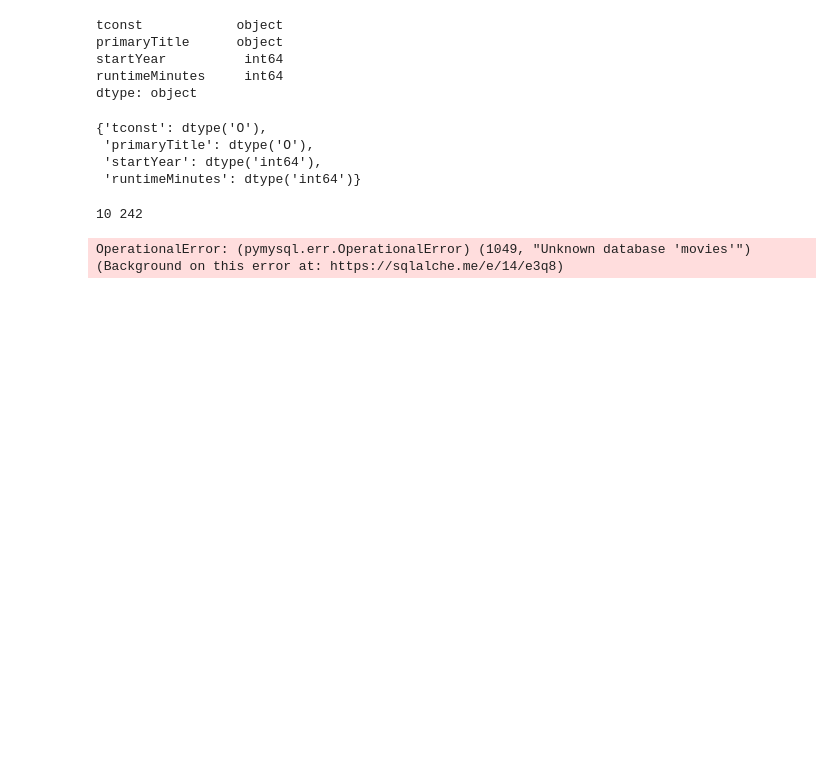
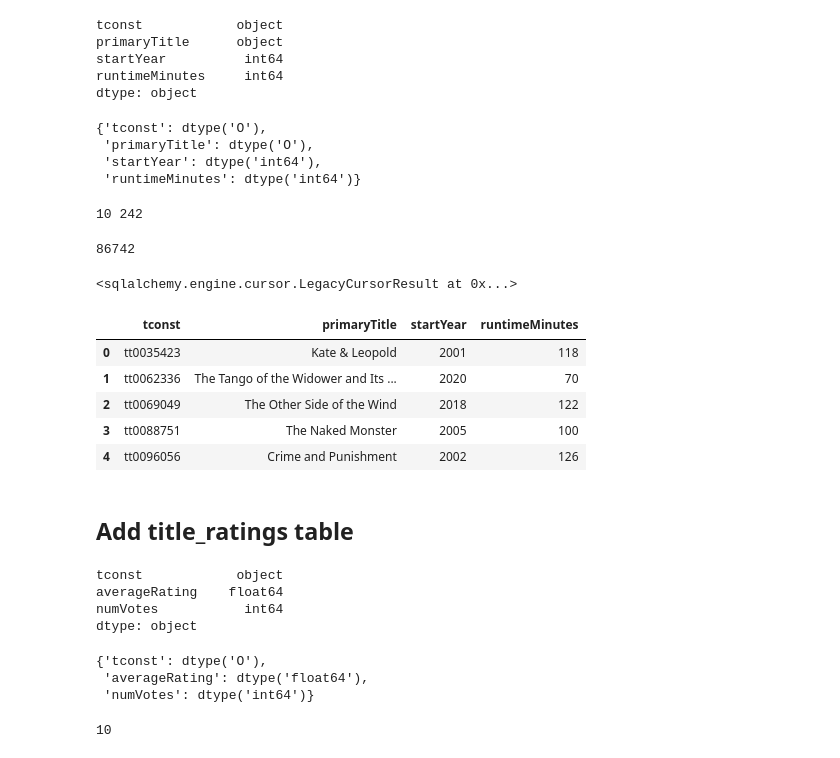
Before and after one commit to kellianneyang/movies-profitability-project, a Jupyter notebook: part3_mysql_database.ipynb, the cells around one changed output. Drawn from its saved outputs; the diff is of its cells as text; code cells hidden in the pictures; blank space fills up the shorter version.

Commit message:
updated movies project

```diff
--- a/part3_mysql_database.ipynb
+++ b/part3_mysql_database.ipynb
@@ -398,0 +406,12 @@ Engine(mysql+pymysql://root:***@localhost/movies)
+# %%
+# create new connection with MySQL to 'movies' db
+username = 'root'
+password = 'root'
+db_name = 'movies'
+connection = f"mysql+pymysql://{username}:{password}@localhost/{db_name}"
+# %%
+# create new engine
+engine = create_engine(connection)
+
+# check
+engine
@@ -443,5 +528,51 @@ title_basics.to_sql('title_basics',
                     if_exists = 'replace',
                     index = False)
 # %% [output]
-OperationalError: (pymysql.err.OperationalError) (1049, "Unknown database 'movies'")
-(Background on this error at: https://sqlalche.me/e/14/e3q8)
+86742
+# %%
+# set primary key column
+engine.execute('ALTER TABLE title_basics ADD PRIMARY KEY (`tconst`);')
+# %% [output]
+<sqlalchemy.engine.cursor.LegacyCursorResult at 0x...>
+# %%
+# check table
+sql = """SELECT *
+FROM title_basics
+LIMIT 5;
+"""
+
+pd.read_sql_query(sql, engine)
+# %% [output]
+|  | tconst | primaryTitle | startYear | runtimeMinutes |
+| 0 | tt0035423 | Kate & Leopold | 2001 | 118 |
+| 1 | tt0062336 | The Tango of the Widower and Its ... | 2020 | 70 |
+| 2 | tt0069049 | The Other Side of the Wind | 2018 | 122 |
+| 3 | tt0088751 | The Naked Monster | 2005 | 100 |
+| 4 | tt0096056 | Crime and Punishment | 2002 | 126 |
+# %% [markdown]
+## Add title_ratings table
+# %%
+# check dtypes for title_ratings
+title_ratings_dtypes = title_ratings.dtypes
+title_ratings_dtypes
+# %% [output]
+tconst            object
+averageRating    float64
+numVotes           int64
+dtype: object
+# %%
+# create dictionary of dtypes
+title_ratings_dtypes = title_ratings_dtypes.to_dict()
+title_ratings_dtypes
+# %% [output]
+{'tconst': dtype('O'),
+ 'averageRating': dtype('float64'),
+ 'numVotes': dtype('int64')}
+# %%
+# get max string length for object column
+tconst_len = title_ratings['tconst'].fillna('').map(len).max()
+
+# check
+print(tconst_len)
+# %% [output]
+10
```
Also changed, not shown: parts of 39 cells of this notebook, 1 other file.
